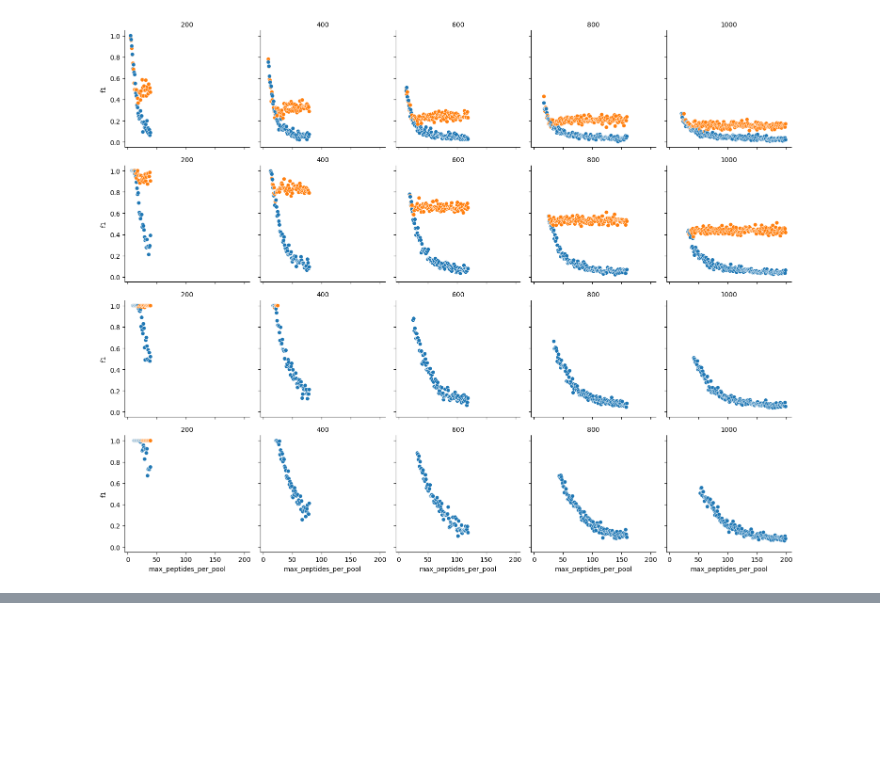
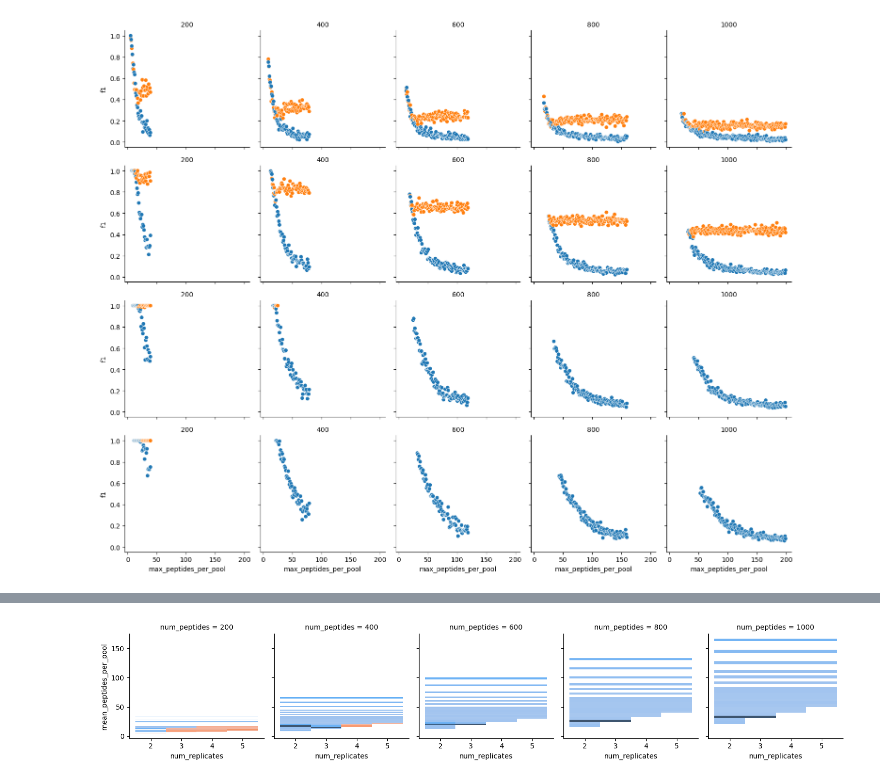
Before and after one commit to pirl-unc/golfy, a Jupyter notebook: notebooks/Analyze design accuracies.ipynb, the cells around one changed output, grey strips where cells are left out. Cells and saved outputs as stored; diff of their text form; code cells hidden in the pictures; blank space fills up the shorter version.

```diff
--- a/notebooks/Analyze design accuracies.ipynb
+++ b/notebooks/Analyze design accuracies.ipynb
@@ -84,0 +115,19 @@ plt.show()
+# %%
+df['num_violations'] = df.num_violations.astype(int)
+df['num_peptides'] = df.num_peptides.astype(int)
+df['num_replicates'] = df.num_replicates.astype(int)
+
+df["perfect_deconv"] = (df.f1 > 0.999)
+
+df["no_violations"] = (df.num_violations == 0)
+grid = sns.FacetGrid(df,  col="num_peptides", col_order=[200, 400, 600, 800, 1000])
+bp = grid.map(
+    sns.histplot,
+    "num_replicates",
+    "mean_peptides_per_pool",
+    "perfect_deconv",
+    bins=30,
+    discrete=(True, False),
+    log_scale=(False, False))
+# %% [output]
+[figure, added]
```
Also changed, not shown: parts of 14 cells of this notebook, 1 other file.
